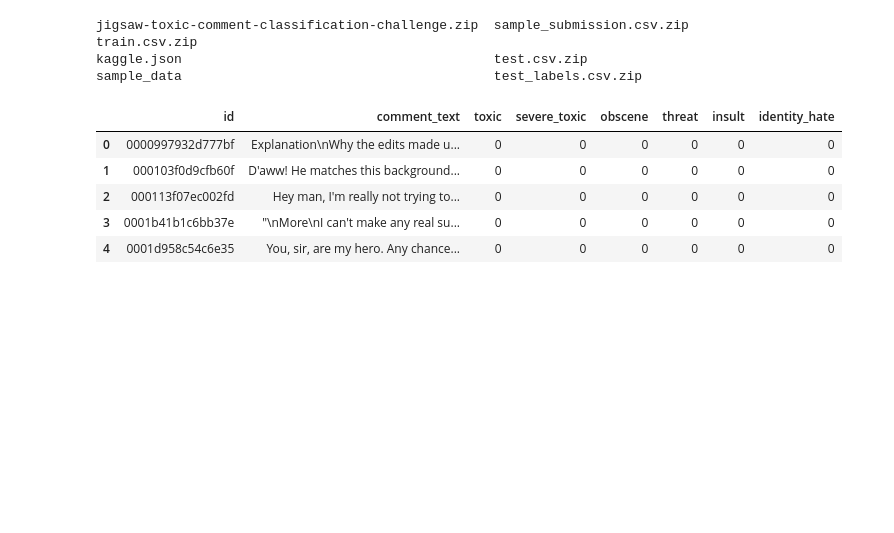
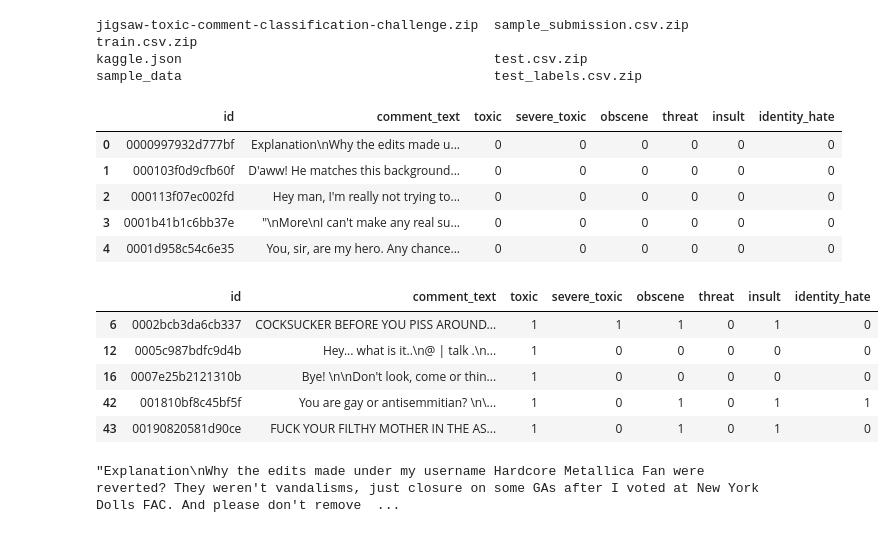
Before and after one commit to Nargesmohammadi/Comment-Toxicity-Model, a Jupyter notebook: CommentToxicity.ipynb, the cells around one changed output. Cells and saved outputs as stored; diff of their text form; code cells hidden in the pictures; blank space fills up the shorter version.

```diff
--- a/CommentToxicity.ipynb
+++ b/CommentToxicity.ipynb
@@ -53,3 +39,16 @@ df.head()
 | 2 | 000113f07ec002fd | Hey man, I'm really not trying to... | 0 | 0 | 0 | 0 | 0 | 0 |
 | 3 | 0001b41b1c6bb37e | "\nMore\nI can't make any real su... | 0 | 0 | 0 | 0 | 0 | 0 |
 | 4 | 0001d958c54c6e35 | You, sir, are my hero. Any chance... | 0 | 0 | 0 | 0 | 0 | 0 |
+# %%
+df[df['toxic']==1].head()
+# %% [output]
+|  | id | comment_text | toxic | severe_toxic | obscene | threat | insult | identity_hate |
+| 6 | 0002bcb3da6cb337 | COCKSUCKER BEFORE YOU PISS AROUND... | 1 | 1 | 1 | 0 | 1 | 0 |
+| 12 | 0005c987bdfc9d4b | Hey... what is it..\n@ | talk .\n... | 1 | 0 | 0 | 0 | 0 | 0 |
+| 16 | 0007e25b2121310b | Bye! \n\nDon't look, come or thin... | 1 | 0 | 0 | 0 | 0 | 0 |
+| 42 | 001810bf8c45bf5f | You are gay or antisemmitian? \n\... | 1 | 0 | 1 | 0 | 1 | 1 |
+| 43 | 00190820581d90ce | FUCK YOUR FILTHY MOTHER IN THE AS... | 1 | 0 | 1 | 0 | 1 | 0 |
+# %%
+df.iloc[0]['comment_text']
+# %% [output]
+"Explanation\nWhy the edits made under my username Hardcore Metallica Fan were reverted? They weren't vandalisms, just closure on some GAs after I voted at New York Dolls FAC. And please don't remove  ...
```
Also changed, not shown: parts of 13 cells of this notebook.
